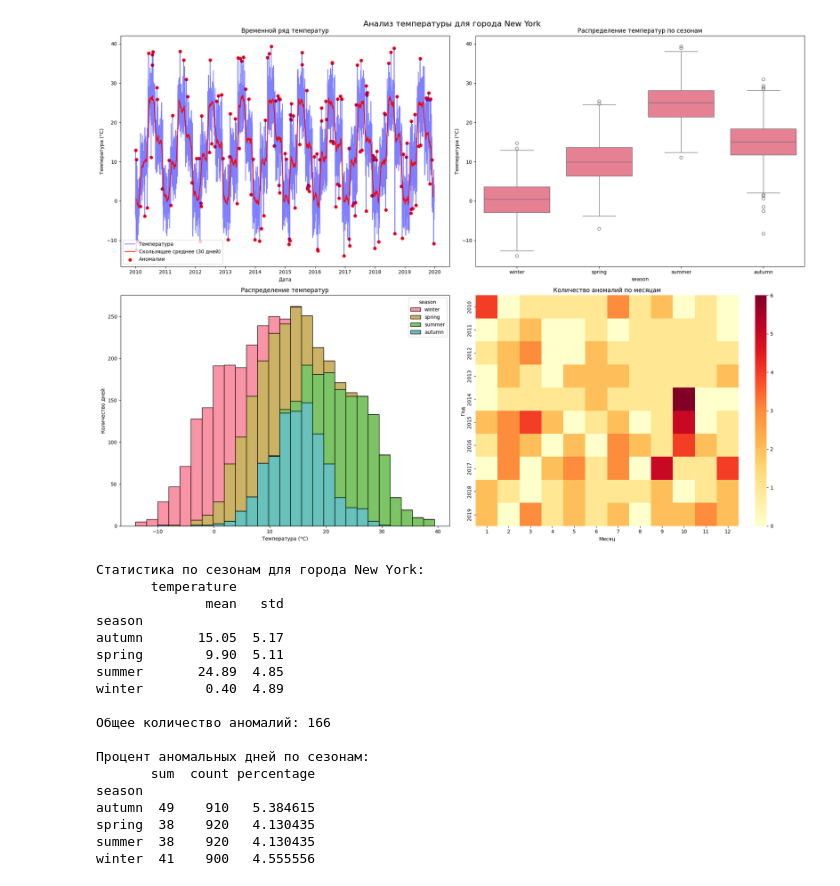
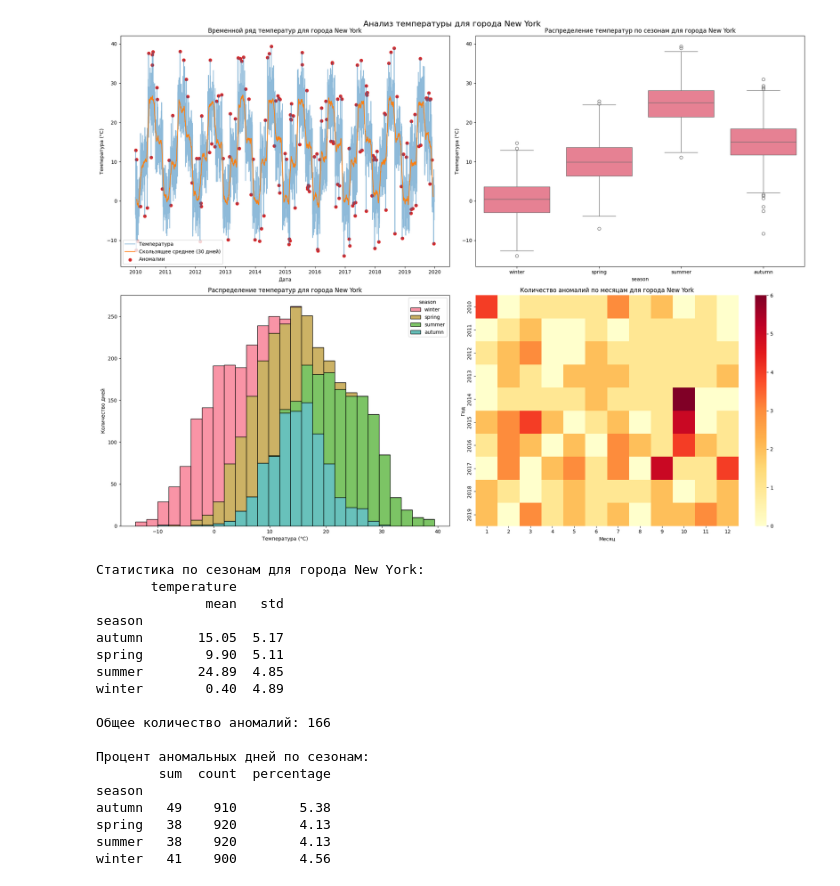
Before and after one commit to psaw/hse-ai24-python-hw1, a Jupyter notebook: notebooks/data_analysis.ipynb, the cells around one changed output. Saved outputs shown, nothing was run; the diff lists cells and outputs as text; code cells hidden in the pictures.

```diff
--- a/notebooks/data_analysis.ipynb
+++ b/notebooks/data_analysis.ipynb
@@ -21,74 +24,64 @@ sns.set_palette("husl")
 df = pd.read_csv(DATA_DIR / 'temperature_data.csv')
 df['timestamp'] = pd.to_datetime(df['timestamp'])
 
+# Анализ температурных данных для всех городов
+results = await analysis_service.AnalysisService.analyze_all_cities_temperature(df)
 
-# Анализируем данные для каждого города
 cities = df['city'].unique()
-results = {city: utils.analyze_temperature_data(df, city) for city in cities}
 
 # Выбираем город для детального анализа
 city = cities[0]  # например, первый город
 city_results = results[city]
-city_data = city_results['data']
-seasonal_stats = city_results['seasonal_stats']
+city_data = city_results.data
+seasonal_stats = city_results.seasonal_stats
 
 # Визуализация результатов
 fig, axes = plt.subplots(2, 2, figsize=(20, 15))
 fig.suptitle(f'Анализ температуры для города {city}', fontsize=16)
 
-# 1. График временного ряда с аномалиями
-ax = axes[0, 0]
-ax.plot(city_data['timestamp'], city_data['temperature'], 'b-', alpha=0.5, label='Температура')
-ax.plot(city_data['timestamp'], city_data['rolling_mean'], 'r-', label='Скользящее среднее (30 дней)')
-anomalies = city_data[city_data['is_anomaly']]
-ax.scatter(anomalies['timestamp'], anomalies['temperature'], color='red', label='Аномалии')
-ax.set_title('Временной ряд температур')
-ax.set_xlabel('Дата')
-ax.set_ylabel('Температура (°C)')
-ax.legend()
+viz_service = visualization_service.VisualizationService()
+viz_service.setup_style()
 
-# 2. Box plot по сезонам
-ax = axes[0, 1]
-sns.boxplot(data=city_data, x='season', y='temperature', ax=ax)
-ax.set_title('Распределение температур по сезонам')
-ax.set_ylabel('Температура (°C)')
+# Встраиваем графики в существующие оси
+viz_service.plot_temperature_time_series(
+    city_data,
+    city,
+    ax=axes[0, 0]
+)
 
-# 3. Гистограмма температур
-ax = axes[1, 0]
-sns.histplot(data=city_data, x='temperature', hue='season', multiple="stack", ax=ax)
-ax.set_title('Распределение температур')
-ax.set_xlabel('Температура (°C)')
-ax.set_ylabel('Количество дней')
+viz_service.plot_seasonal_boxplot(
+    city_data,
+    city,
+    ax=axes[0, 1]
+)
 
-# 4. Тепловая карта аномалий по месяцам и годам
-ax = axes[1, 1]
-city_data['year'] = city_data['timestamp'].dt.year
-city_data['month'] = city_data['timestamp'].dt.month
-anomalies_pivot = city_data.pivot_table(
-    values='is_anomaly',
-    index='year',
-    columns='month',
-    aggfunc='sum'
-).astype(int)
-sns.heatmap(anomalies_pivot, ax=ax, cmap='YlOrRd')
-ax.set_title('Количество аномалий по месяцам')
-ax.set_xlabel('Месяц')
-ax.set_ylabel('Год')
+viz_service.plot_temperature_distribution(
+    city_data,
+    city,
+    ax=axes[1, 0]
+)
+
+viz_service.plot_anomalies_heatmap(
+    city_data,
+    city,
+    ax=axes[1, 1]
+)
 
 plt.tight_layout()
 plt.show()
+
 
 # Выводим статистику
 print(f"\nСтатистика по сезонам для города {city}:")
 print(seasonal_stats)
 
 print(f"\nОбщее количество аномалий: {city_data['is_anomaly'].sum()}")
 print("\nПроцент аномальных дней по сезонам:")
 seasonal_anomalies = city_data.groupby('season')['is_anomaly'].agg(['sum', 'count'])
 seasonal_anomalies['percentage'] = (seasonal_anomalies['sum'] / seasonal_anomalies['count'] * 100).round(2)
 print(seasonal_anomalies)
 # %% [output]
-[figure, old version]
+[figure, new version]
 Статистика по сезонам для города New York:
        temperature
               mean   std
@@ -101,9 +94,9 @@ winter        0.40  4.89
 Общее количество аномалий: 166
 
 Процент аномальных дней по сезонам:
-       sum  count percentage
+        sum  count  percentage
 season
-autumn  49    910   5.384615
-spring  38    920   4.130435
-summer  38    920   4.130435
-winter  41    900   4.555556
+autumn   49    910        5.38
+spring   38    920        4.13
+summer   38    920        4.13
+winter   41    900        4.56
```
Also changed, not shown: parts of 6 cells of this notebook, 9 other files.
